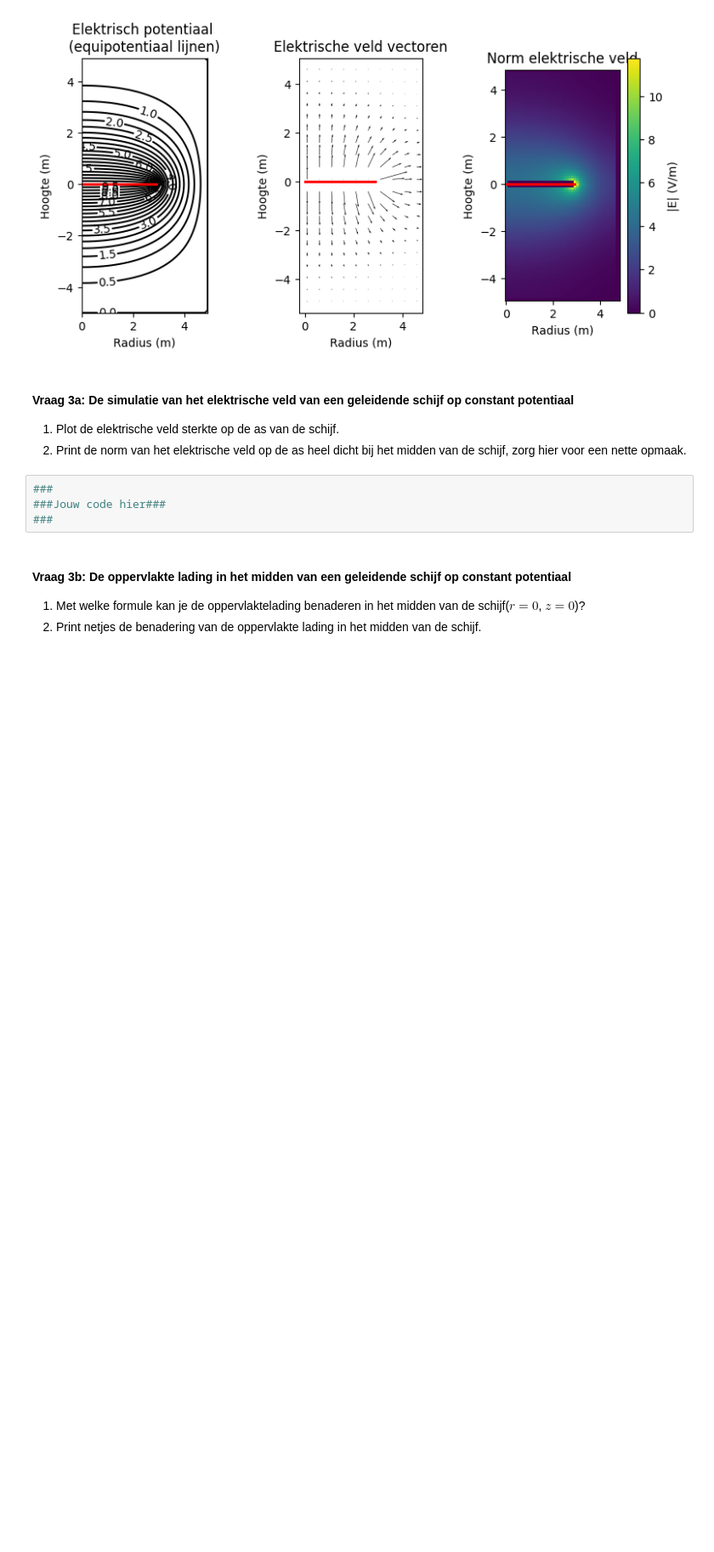
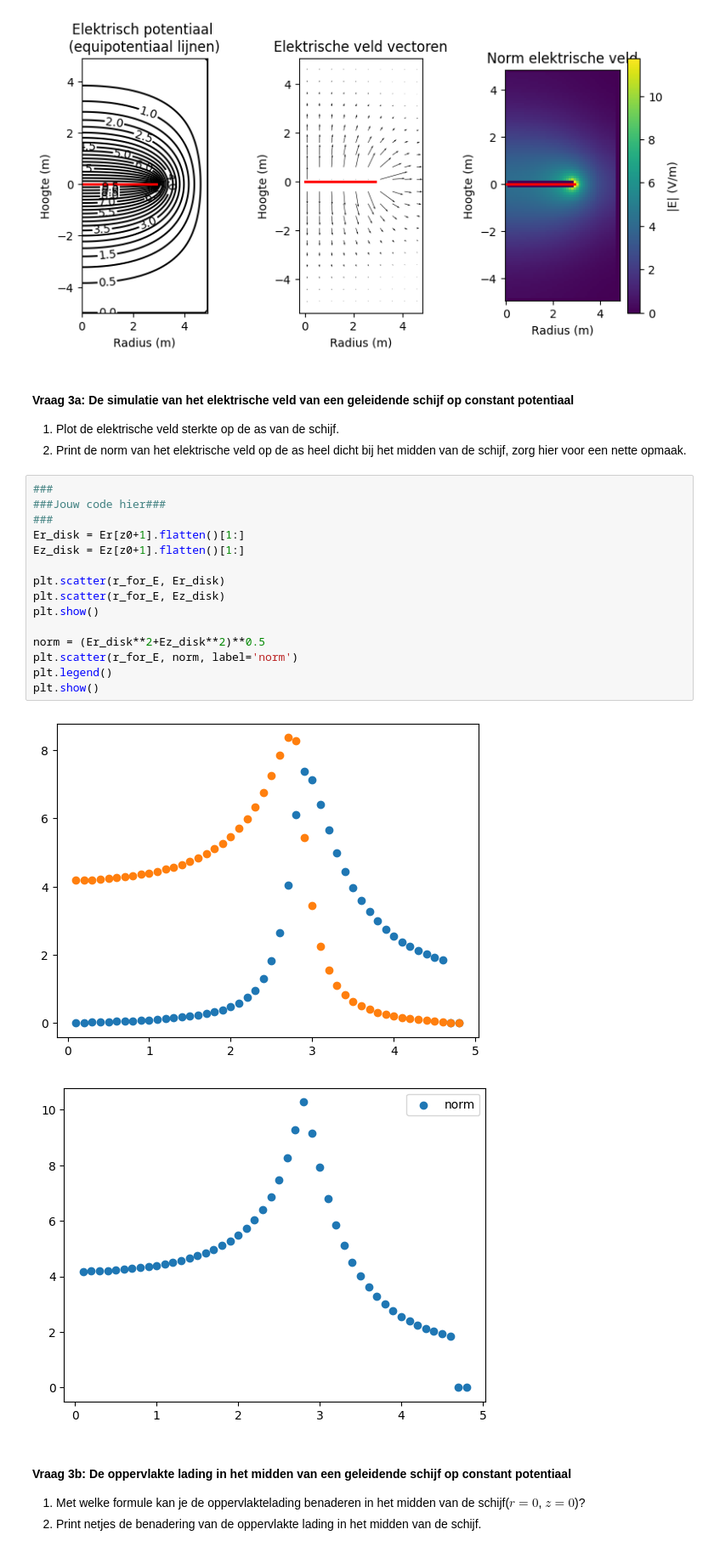
Before and after one commit to kristywrkl/opdrachten-DEF-D, a Jupyter notebook: DigitaleOntwerpopdrachten/1CondensatorOpdracht/CondensatorOntwerpopdracht.ipynb, the cells around one changed output. Shown at 85% size. Drawn from its saved outputs; the diff is of its cells as text; blank space fills up the shorter version.

```diff
--- a/DigitaleOntwerpopdrachten/1CondensatorOpdracht/CondensatorOntwerpopdracht.ipynb
+++ b/DigitaleOntwerpopdrachten/1CondensatorOpdracht/CondensatorOntwerpopdracht.ipynb
@@ -317,7 +313,21 @@ plot_results_disk(Ez, Er, normE, V, r, z, grid_step, disk_radius, z_pos_disk1, z
 # %%
 ###
 ###Jouw code hier###
 ###
+Er_disk = Er[z0+1].flatten()[1:]
+Ez_disk = Ez[z0+1].flatten()[1:]
+
+plt.scatter(r_for_E, Er_disk)
+plt.scatter(r_for_E, Ez_disk)
+plt.show()
+
+norm = (Er_disk**2+Ez_disk**2)**0.5
+plt.scatter(r_for_E, norm, label='norm')
+plt.legend()
+plt.show()
+# %% [output]
+[figure, added]
+[figure, added]
 # %% [markdown]
 #### Vraag 3b: De oppervlakte lading in het midden van een geleidende schijf op constant potentiaal
 
```
Also changed, not shown: parts of 2 cells of this notebook.
